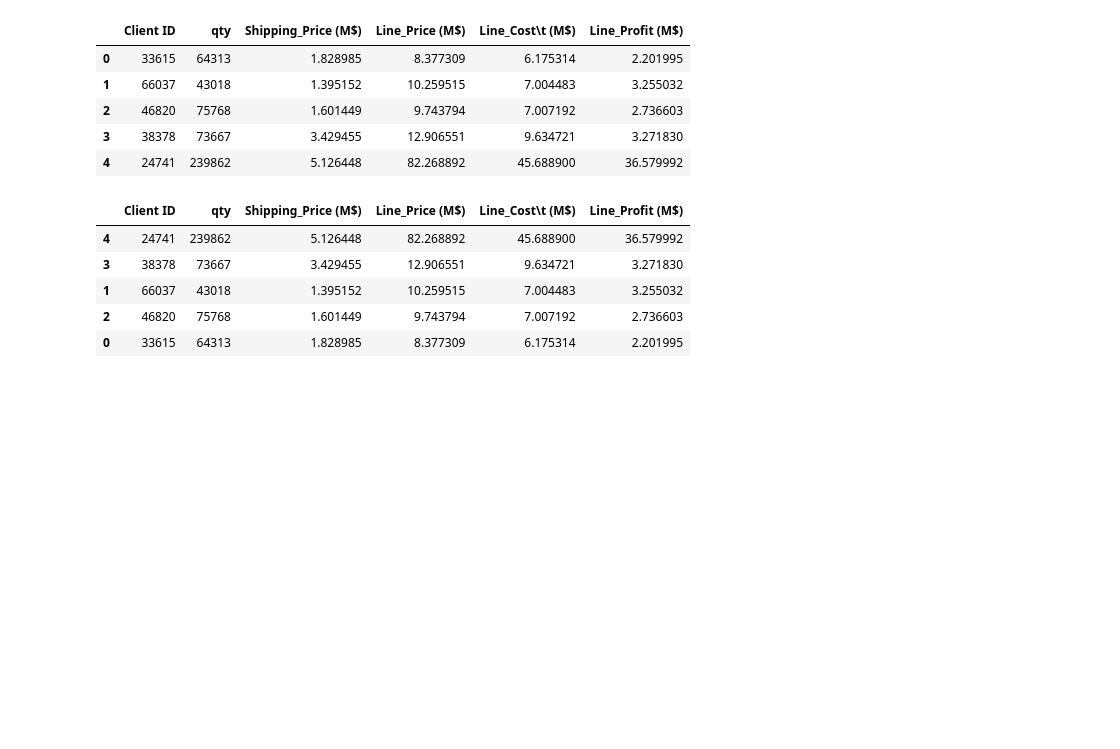
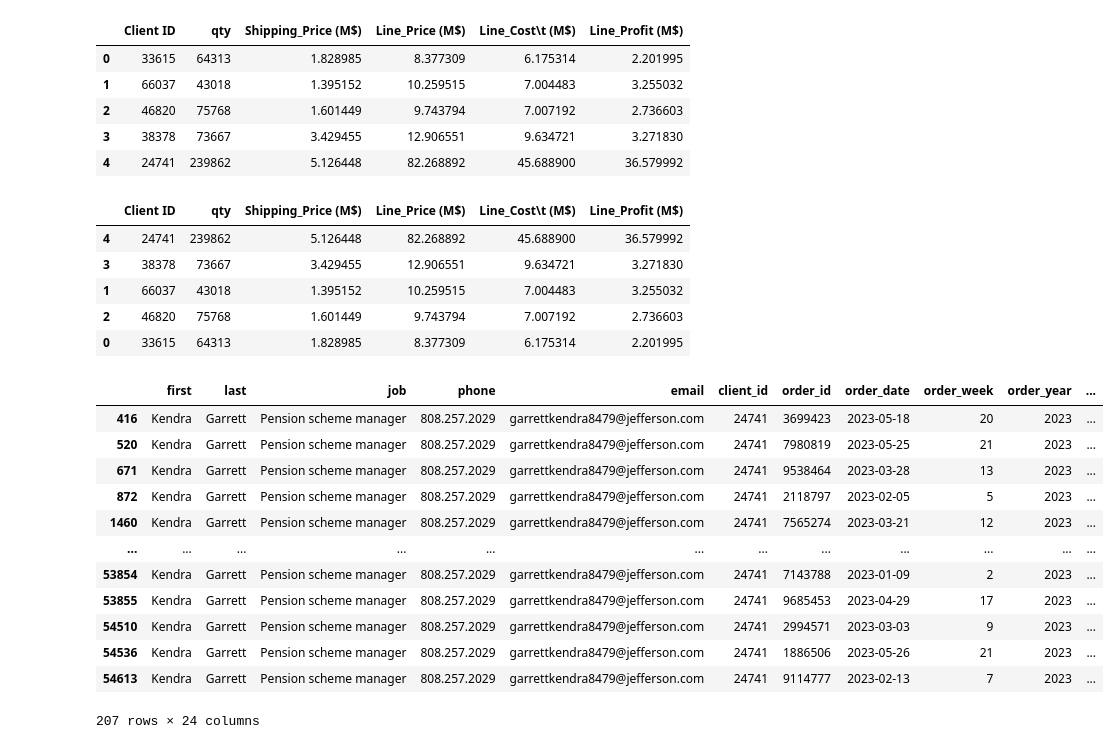
Before and after one commit to King-Rian/pandas-challenge-1, a Jupyter notebook: wholesale_data_analysis_starter_code.ipynb, the cells around one changed output. Drawn from its saved outputs; the diff is of its cells as text; code cells hidden in the pictures; blank space fills up the shorter version.

```diff
--- a/wholesale_data_analysis_starter_code.ipynb
+++ b/wholesale_data_analysis_starter_code.ipynb
@@ -297,3 +297,20 @@ Final_df_sorted
 | 1 | 66037 | 43018 | 1.395152 | 10.259515 | 7.004483 | 3.255032 |
 | 2 | 46820 | 75768 | 1.601449 | 9.743794 | 7.007192 | 2.736603 |
 | 0 | 33615 | 64313 | 1.828985 | 8.377309 | 6.175314 | 2.201995 |
+# %%
+top_client_df = df.loc[df['client_id'] == 24741]
+top_client_df
+# %% [output]
+|  | first | last | job | phone | email | client_id | order_id | order_date | order_week | order_year | ... |
+| 416 | Kendra | Garrett | Pension scheme manager | 808.257.2029 | garrettkendra8479@jefferson.com | 24741 | 3699423 | 2023-05-18 | 20 | 2023 | ... |
+| 520 | Kendra | Garrett | Pension scheme manager | 808.257.2029 | garrettkendra8479@jefferson.com | 24741 | 7980819 | 2023-05-25 | 21 | 2023 | ... |
+| 671 | Kendra | Garrett | Pension scheme manager | 808.257.2029 | garrettkendra8479@jefferson.com | 24741 | 9538464 | 2023-03-28 | 13 | 2023 | ... |
+| 872 | Kendra | Garrett | Pension scheme manager | 808.257.2029 | garrettkendra8479@jefferson.com | 24741 | 2118797 | 2023-02-05 | 5 | 2023 | ... |
+| 1460 | Kendra | Garrett | Pension scheme manager | 808.257.2029 | garrettkendra8479@jefferson.com | 24741 | 7565274 | 2023-03-21 | 12 | 2023 | ... |
+| ... | ... | ... | ... | ... | ... | ... | ... | ... | ... | ... | ... |
+| 53854 | Kendra | Garrett | Pension scheme manager | 808.257.2029 | garrettkendra8479@jefferson.com | 24741 | 7143788 | 2023-01-09 | 2 | 2023 | ... |
+| 53855 | Kendra | Garrett | Pension scheme manager | 808.257.2029 | garrettkendra8479@jefferson.com | 24741 | 9685453 | 2023-04-29 | 17 | 2023 | ... |
+| 54510 | Kendra | Garrett | Pension scheme manager | 808.257.2029 | garrettkendra8479@jefferson.com | 24741 | 2994571 | 2023-03-03 | 9 | 2023 | ... |
+| 54536 | Kendra | Garrett | Pension scheme manager | 808.257.2029 | garrettkendra8479@jefferson.com | 24741 | 1886506 | 2023-05-26 | 21 | 2023 | ... |
+| 54613 | Kendra | Garrett | Pension scheme manager | 808.257.2029 | garrettkendra8479@jefferson.com | 24741 | 9114777 | 2023-02-13 | 7 | 2023 | ... |
+207 rows × 24 columns
```
Also changed, not shown: parts of 1 cell of this notebook.
